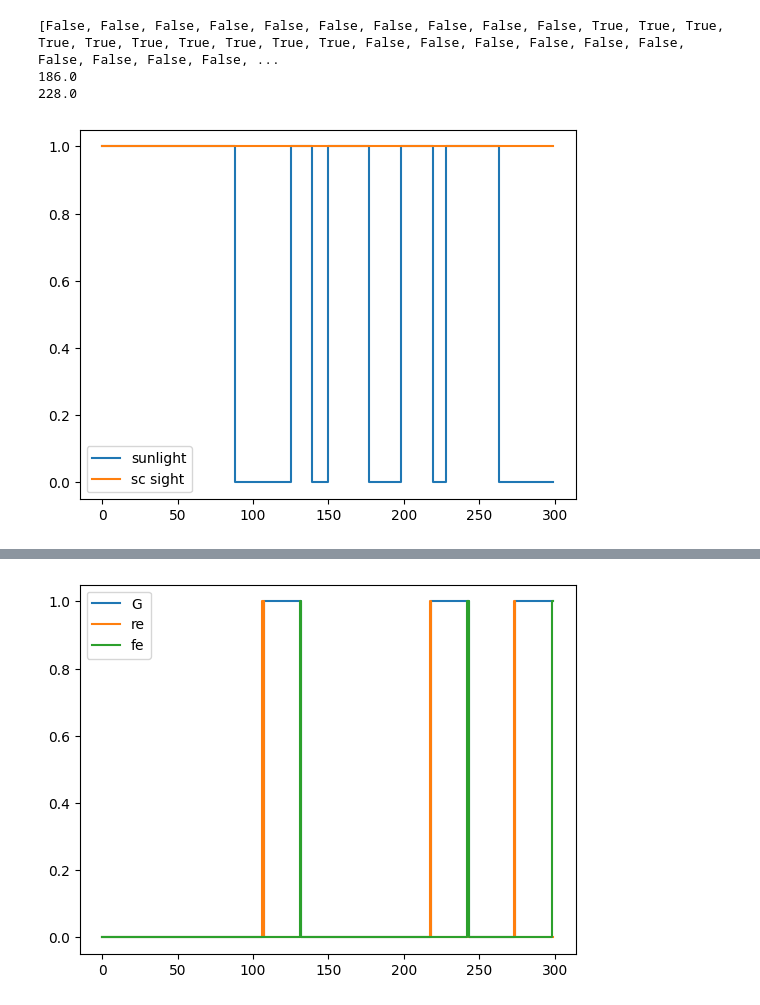
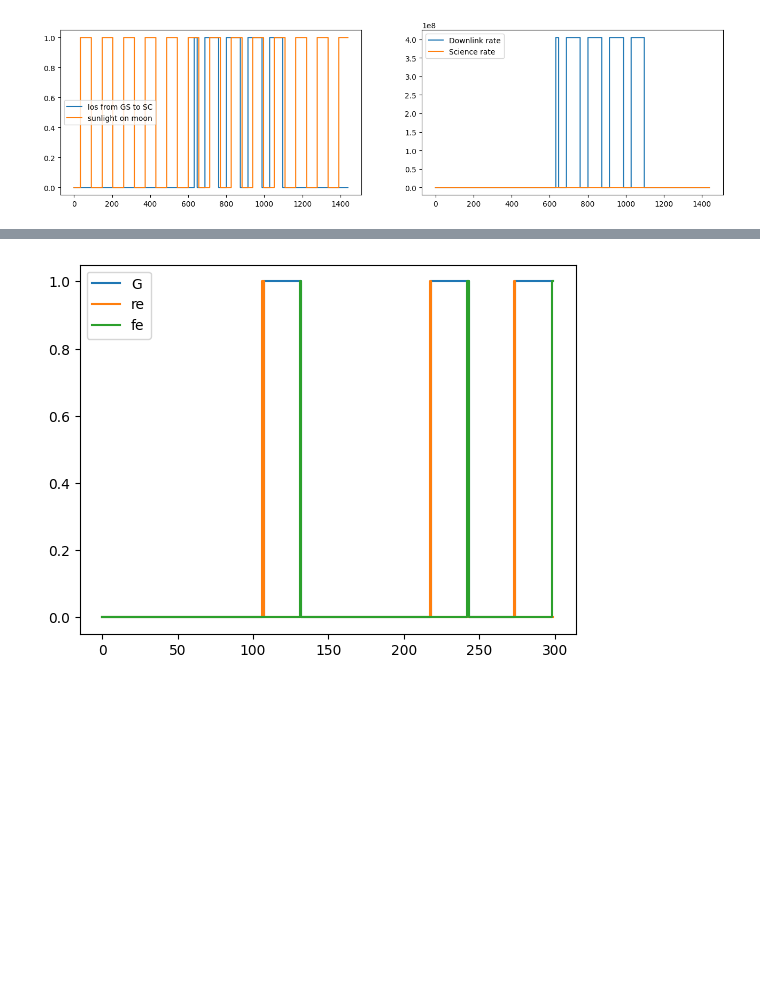
Before and after one commit to mani-sat/GODOTWork, a Jupyter notebook: cvxnotebook.ipynb, the cells around one changed output, grey strips where cells are left out. Drawn from its saved outputs; the diff is of its cells as text; code cells hidden in the pictures; blank space fills up the shorter version.

```diff
--- a/cvxnotebook.ipynb
+++ b/cvxnotebook.ipynb
@@ -1,37 +1,29 @@
-# %%
-import numpy as np
-
-# Problem parameters
-repeats = 3
-N = 100 * repeats
-sun_light = [False] * 10 + [True] * 10 + [False] * 100 + [True] * 50 + [False] * 10 + [True] * 150
-print(sun_light)
-sun_light = []
-while len(sun_light) < N:
-    state = np.random.choice([True, False])
-    time = np.random.normal(20, 10)
-    if time <= 0:
-        continue
-    sun_light.extend([state] * int(time))
-sun_light = sun_light[:N]
-los_sc = np.tile(np.array([False] * 10 + [True] * 10), 5 * repeats)
-los_sc = [True] * N * repeats
-los_sc = los_sc[:N]
-Rsc = [1.0] * N
-Rdl = [2.0] * N
-print(np.sum(np.array(sun_light) * np.array(Rsc)))
-print(np.sum((np.array(sun_light) == False) * np.array(Rdl)))
-
-import matplotlib.pyplot as plt
-plt.step(range(N), sun_light, label='sunlight')
-plt.step(range(N), los_sc, label='sc sight')
-plt.legend()
-plt.show()
-# %% [output]
-[False, False, False, False, False, False, False, False, False, False, True, True, True, True, True, True, True, True, True, True, False, False, False, False, False, False, False, False, False, False, ...
-186.0
-228.0
-[figure, removed]
+# %%
+import pickle
+with open('./tmp/los.pickle', 'rb') as f:
+    los_sc = pickle.load(f)
+with open('./tmp/som.pickle', 'rb') as f:
+    sun_light = pickle.load(f)
+with open('./tmp/rs.pickle', 'rb') as f:
+    Rsc = pickle.load(f)
+with open('./tmp/rd.pickle', 'rb') as f:
+    Rdl = pickle.load(f)
+
+N = len(los_sc)
+
+import matplotlib.pyplot as plt
+fig = plt.figure(figsize = (16,4))
+ax0, ax1 = fig.subplots(1,2)
+ax0.step(range(N), los_sc, label='los from GS to SC')
+ax0.step(range(N), sun_light, label ='sunlight on moon')
+ax0.legend()
+
+ax1.step(range(N), Rdl, label='Downlink rate')
+ax1.step(range(N), Rsc, label='Science rate')
+ax1.legend()
+plt.show()
+# %% [output]
+[figure, added]
 # %%
 class DL_optimizer:
     def __init__(self, sos, los, Rsc, Rdl, groundstation_booking_time, ):
```
Also changed, not shown: parts of 3 cells of this notebook.
